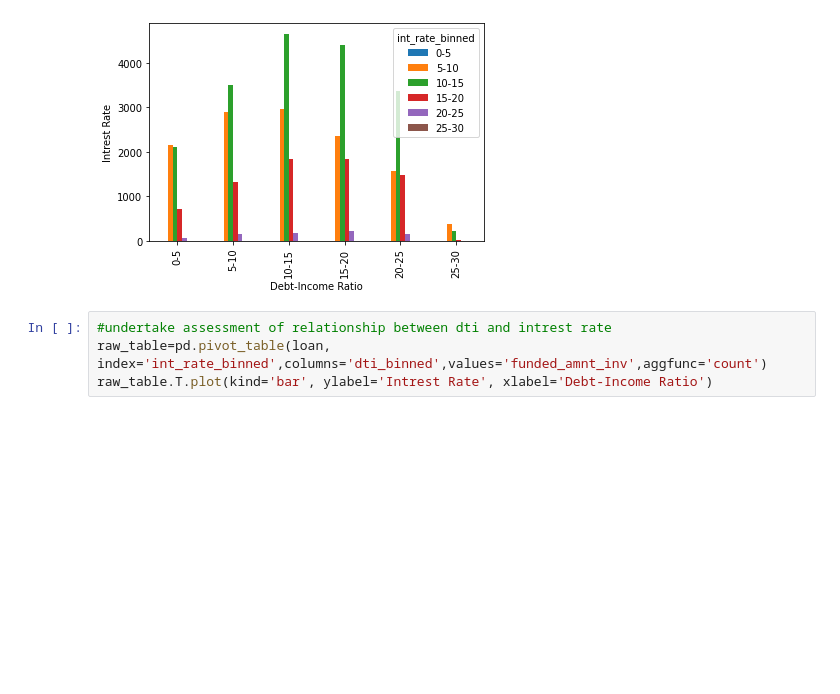
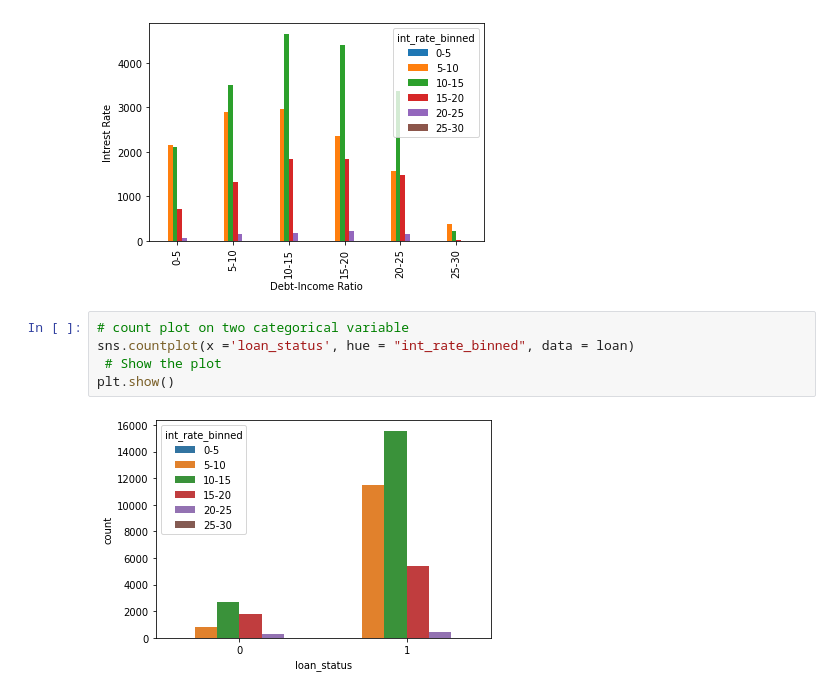
Before and after one commit to ishankarve/upgrad_lending_club_case_study, a Jupyter notebook: Ishan Karve.ipynb, the cells around one changed output. Saved outputs shown, nothing was run; the diff lists cells and outputs as text; blank space fills up the shorter version.

Commit message:
analysis using count plot

```diff
--- a/Ishan Karve.ipynb
+++ b/Ishan Karve.ipynb
@@ -551,7 +551,10 @@ raw_table.T.plot(kind='bar', ylabel='Intrest Rate', xlabel='Debt-Income Ratio')
 # %% [output]
 <matplotlib.axes._subplots.AxesSubplot at 0x...>
 [figure]
-# %%
-#undertake assessment of relationship between dti and intrest rate
-raw_table=pd.pivot_table(loan, index='int_rate_binned',columns='dti_binned',values='funded_amnt_inv',aggfunc='count')
-raw_table.T.plot(kind='bar', ylabel='Intrest Rate', xlabel='Debt-Income Ratio')
+# %%
+# count plot on two categorical variable
+sns.countplot(x ='loan_status', hue = "int_rate_binned", data = loan)
+ # Show the plot
+plt.show()
+# %% [output]
+[figure, added]
```
Also changed, not shown: parts of 4 cells of this notebook.
